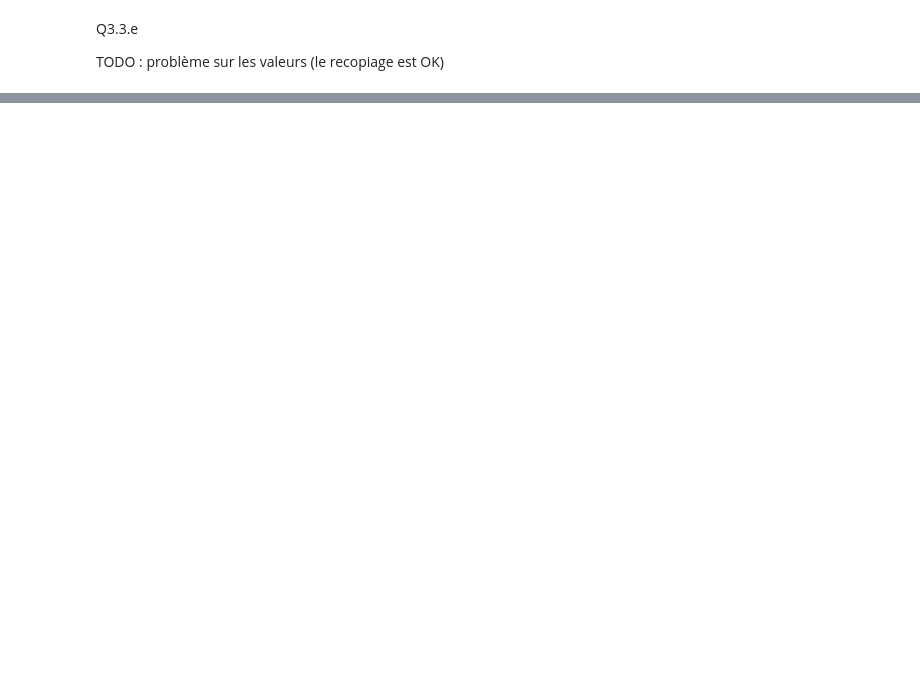
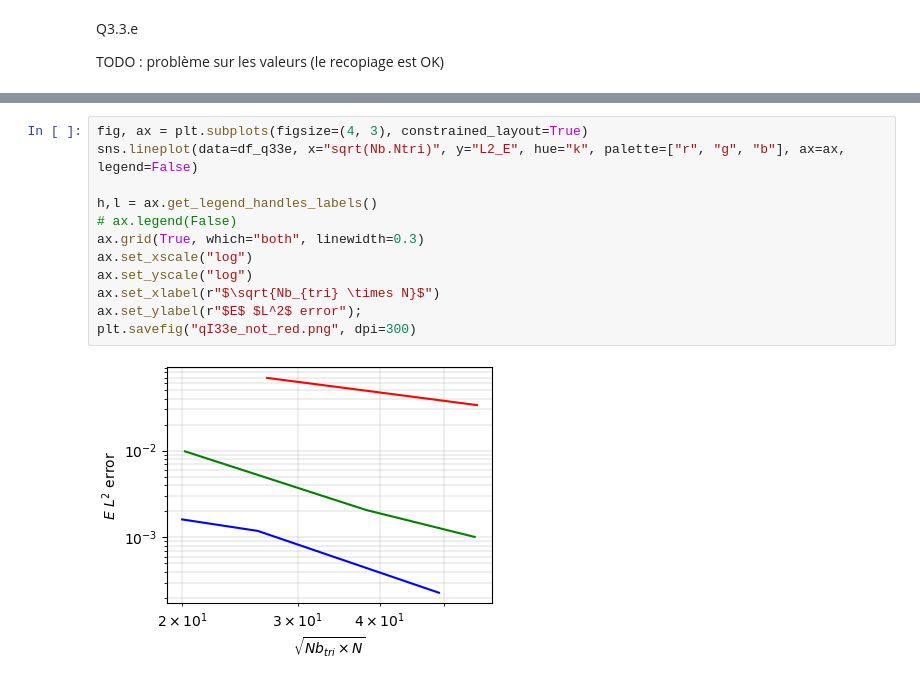
Before and after one commit to PaulCalot/supaero-numerical-methods, a Jupyter notebook: BE3/main.ipynb, the cells around one changed output, grey strips where cells are left out. Drawn from its saved outputs; the diff is of its cells as text; blank space fills up the shorter version.

```diff
--- a/BE3/main.ipynb
+++ b/BE3/main.ipynb
@@ -101,0 +145,14 @@ Line2D(1)
+# %%
+fig, ax = plt.subplots(figsize=(4, 3), constrained_layout=True)
+sns.lineplot(data=df_q33e, x="sqrt(Nb.Ntri)", y="L2_E", hue="k", palette=["r", "g", "b"], ax=ax, legend=False)
+
+h,l = ax.get_legend_handles_labels()
+# ax.legend(False)
+ax.grid(True, which="both", linewidth=0.3)
+ax.set_xscale("log")
+ax.set_yscale("log")
+ax.set_xlabel(r"$\sqrt{Nb_{tri} \times N}$")
+ax.set_ylabel(r"$E$ $L^2$ error");
+plt.savefig("qI33e_not_red.png", dpi=300)
+# %% [output]
+[figure, added]
```
Also changed, not shown: parts of 7 cells of this notebook, 5 other files.
